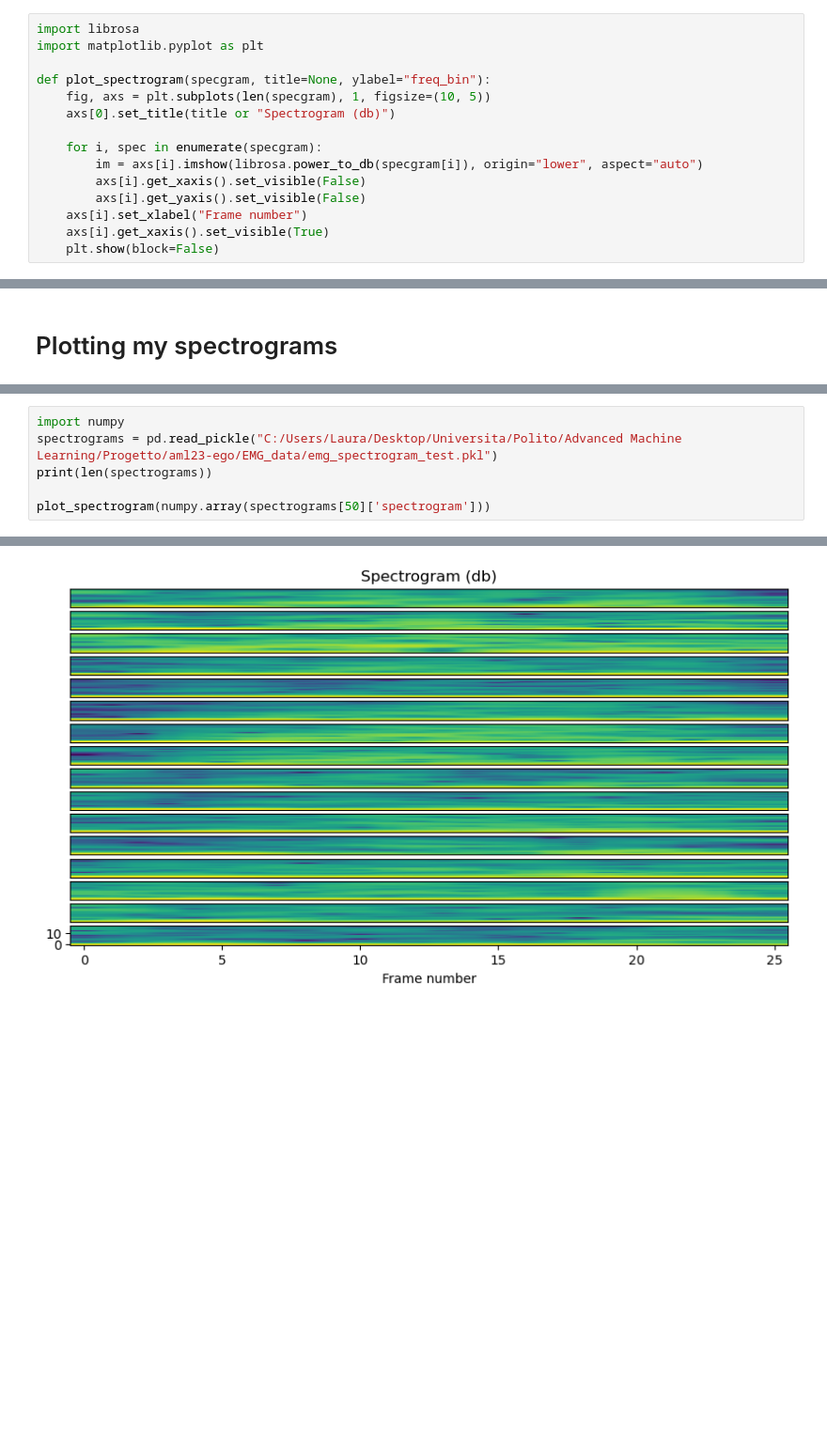
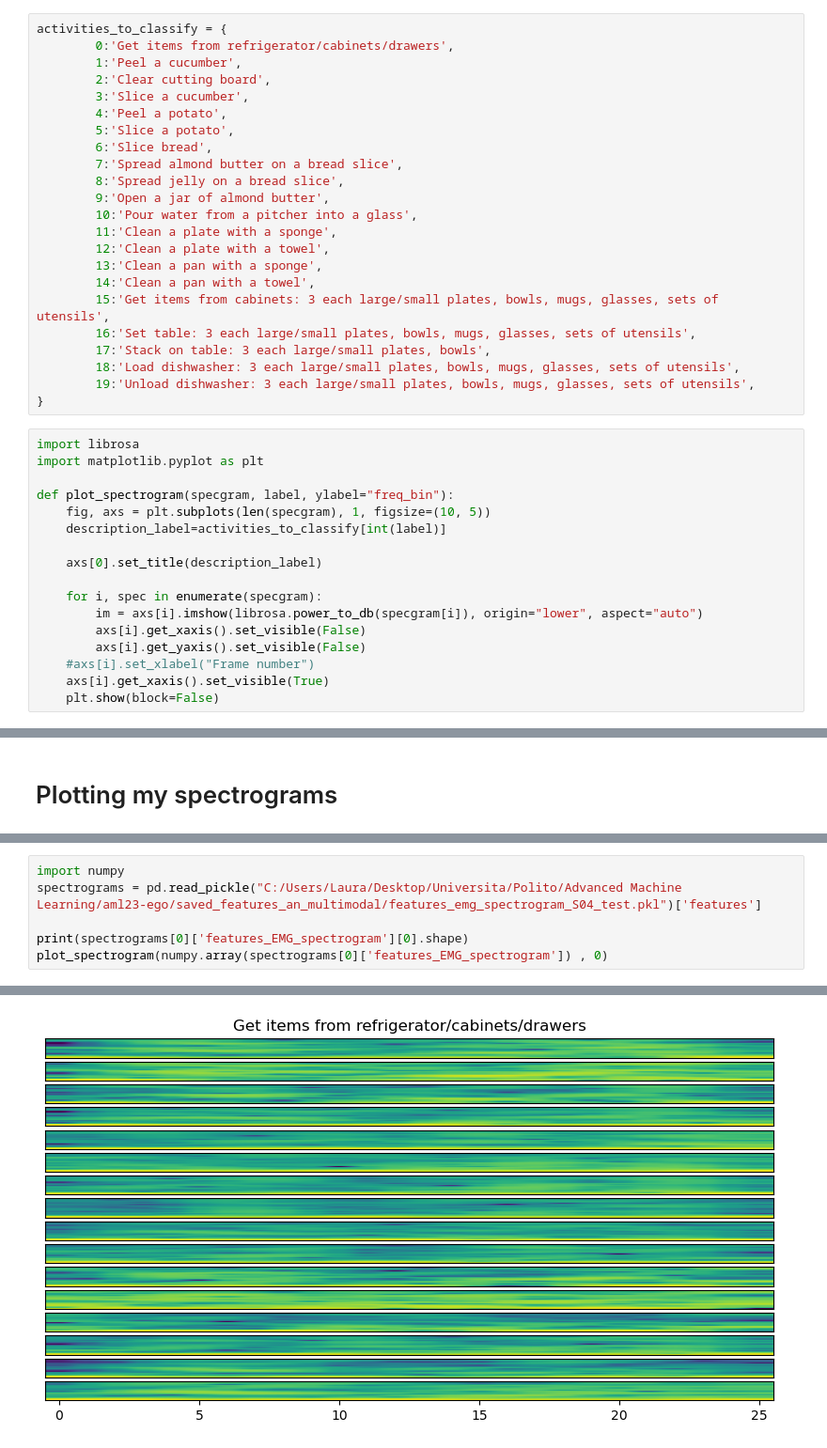
Before and after one commit to AmorosoLaura/aml23-ego, a Jupyter notebook: action-net/visualize_spec.ipynb, the cells around one changed output, grey strips where cells are left out. Shown at 94% size. Drawn from its saved outputs; the diff is of its cells as text; blank space fills up the shorter version.

```diff
--- a/action-net/visualize_spec.ipynb
+++ b/action-net/visualize_spec.ipynb
@@ -11,19 +11,44 @@ import torchaudio.functional as F
 import torchaudio.transforms as T
 
 import pandas as pd
+# %%
+activities_to_classify = {
+        0:'Get items from refrigerator/cabinets/drawers',
+        1:'Peel a cucumber',
+        2:'Clear cutting board',
+        3:'Slice a cucumber',
+        4:'Peel a potato',
+        5:'Slice a potato',
+        6:'Slice bread',
+        7:'Spread almond butter on a bread slice',
+        8:'Spread jelly on a bread slice',
+        9:'Open a jar of almond butter',
+        10:'Pour water from a pitcher into a glass',
+        11:'Clean a plate with a sponge',
+        12:'Clean a plate with a towel',
+        13:'Clean a pan with a sponge',
+        14:'Clean a pan with a towel',
+        15:'Get items from cabinets: 3 each large/small plates, bowls, mugs, glasses, sets of utensils',
+        16:'Set table: 3 each large/small plates, bowls, mugs, glasses, sets of utensils',
+        17:'Stack on table: 3 each large/small plates, bowls',
+        18:'Load dishwasher: 3 each large/small plates, bowls, mugs, glasses, sets of utensils',
+        19:'Unload dishwasher: 3 each large/small plates, bowls, mugs, glasses, sets of utensils',
+}
 # %%
 import librosa
 import matplotlib.pyplot as plt
 
-def plot_spectrogram(specgram, title=None, ylabel="freq_bin"):
+def plot_spectrogram(specgram, label, ylabel="freq_bin"):
     fig, axs = plt.subplots(len(specgram), 1, figsize=(10, 5))
-    axs[0].set_title(title or "Spectrogram (db)")
+    description_label=activities_to_classify[int(label)]
+
+    axs[0].set_title(description_label)
 
     for i, spec in enumerate(specgram):
         im = axs[i].imshow(librosa.power_to_db(specgram[i]), origin="lower", aspect="auto")
         axs[i].get_xaxis().set_visible(False)
         axs[i].get_yaxis().set_visible(False)
-    axs[i].set_xlabel("Frame number")
+    #axs[i].set_xlabel("Frame number")
     axs[i].get_xaxis().set_visible(True)
     plt.show(block=False)
 # %%
@@ -168,7 +200,7 @@ torch.Size([17, 26])
 # %%
 import numpy
-spectrograms = pd.read_pickle("C:/Users/Laura/Desktop/Universita/Polito/Advanced Machine Learning/Progetto/aml23-ego/EMG_data/emg_spectrogram_test.pkl")
-print(len(spectrograms))
+spectrograms = pd.read_pickle("C:/Users/Laura/Desktop/Universita/Polito/Advanced Machine Learning/aml23-ego/saved_features_an_multimodal/features_emg_spectrogram_S04_test.pkl")['features']
 
-plot_spectrogram(numpy.array(spectrograms[50]['spectrogram']))
+print(spectrograms[0]['features_EMG_spectrogram'][0].shape)
+plot_spectrogram(numpy.array(spectrograms[0]['features_EMG_spectrogram']) , 0)
 # %% [output]
@@ -176 +208 @@ plot_spectrogram(numpy.array(spectrograms[50]['spectrogram']))
-[figure, old version]
+[figure, new version]
```
Also changed, not shown: parts of 2 cells of this notebook, 9 other files.
